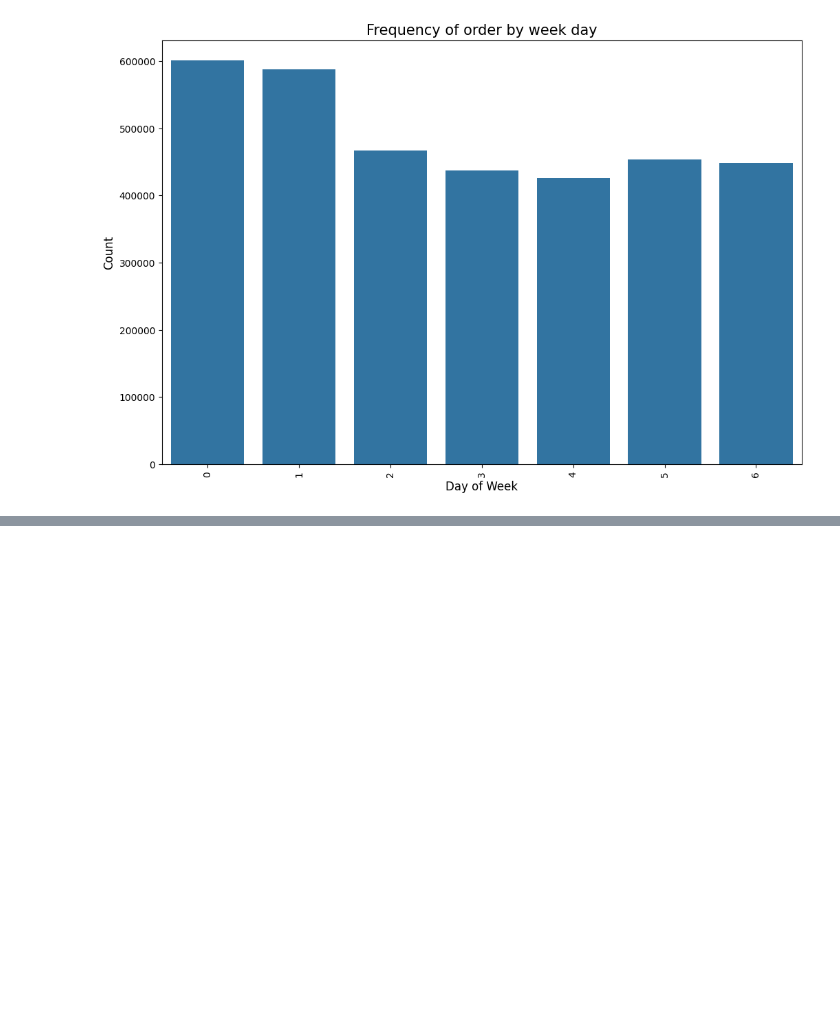
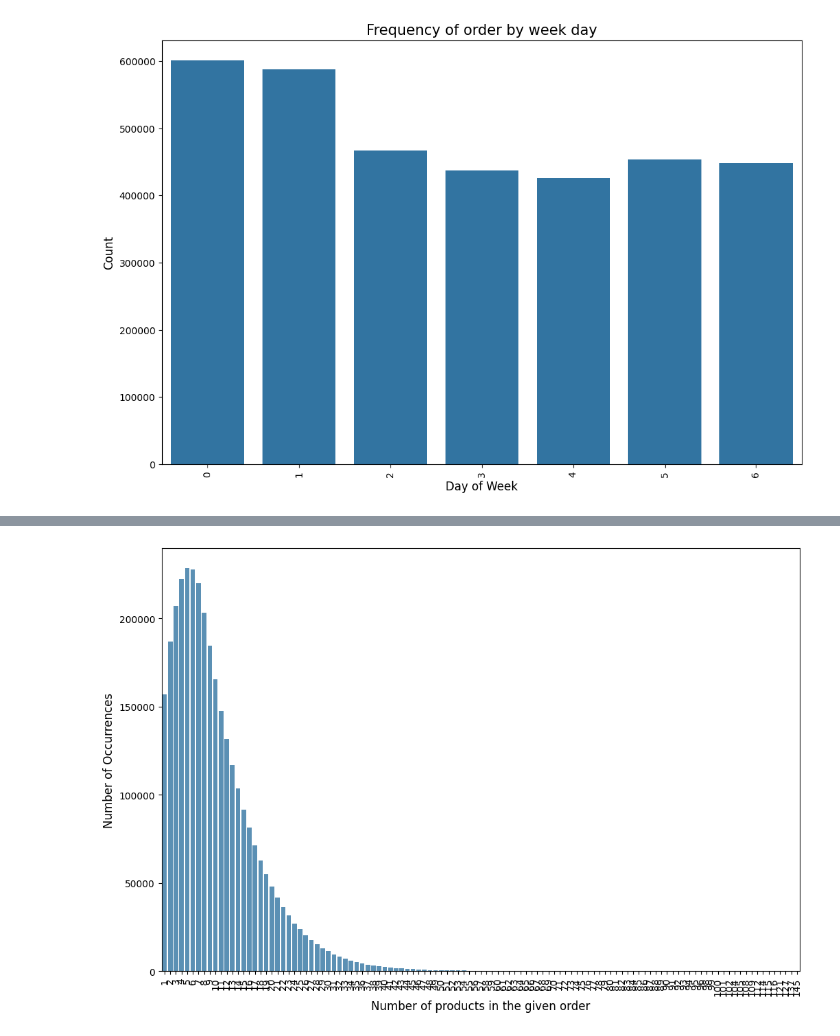
Before and after one commit to jiw0n-lee/ESAA, a Jupyter notebook: YB_week3_1.ipynb, the cells around one changed output, grey strips where cells are left out. Cells and saved outputs as stored; diff of their text form; code cells hidden in the pictures; blank space fills up the shorter version.

```diff
--- a/YB_week3_1.ipynb
+++ b/YB_week3_1.ipynb
@@ -121,0 +167,12 @@ plt.show()
+# %%
+grouped_df = order_products_prior_df.groupby("order_id")["add_to_cart_order"].aggregate("max").reset_index()
+cnt_srs = grouped_df.add_to_cart_order.value_counts()
+
+plt.figure(figsize=(12, 8))
+sns.barplot(x=cnt_srs.index, y=cnt_srs.values, alpha=0.8)
+plt.ylabel('Number of Occurrences', fontsize = 12)
+plt.xlabel('Number of products in the given order', fontsize = 12)
+plt.xticks(rotation='vertical')
+plt.show()
+# %% [output]
+[figure, added]
```
Also changed, not shown: parts of 18 cells of this notebook.
